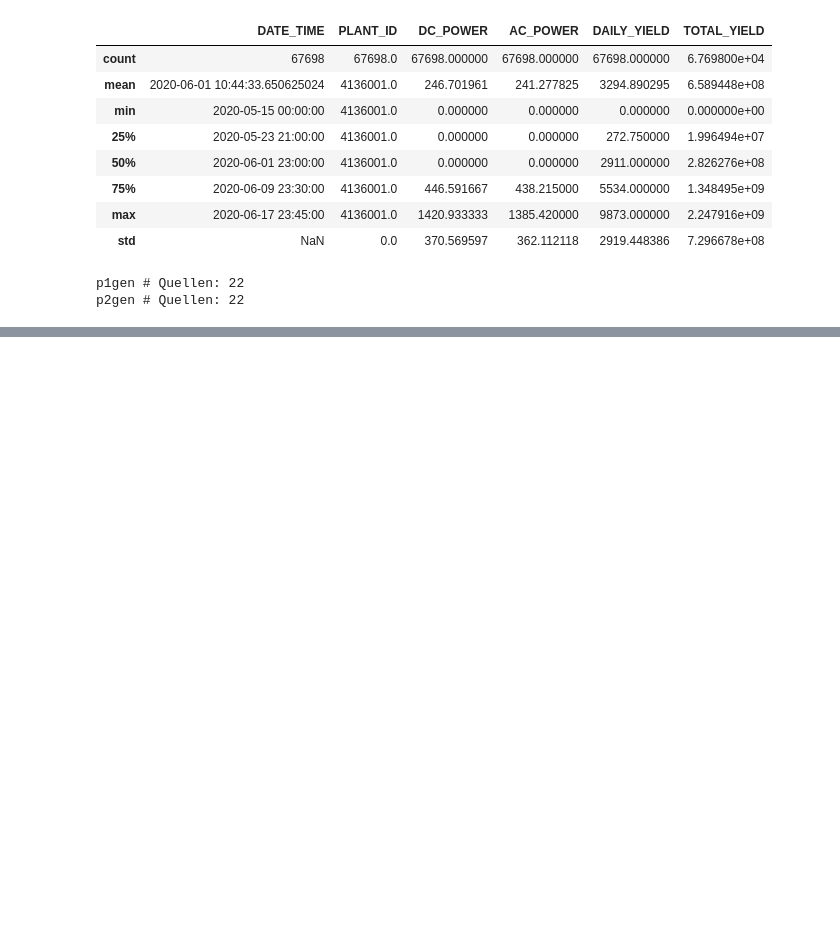
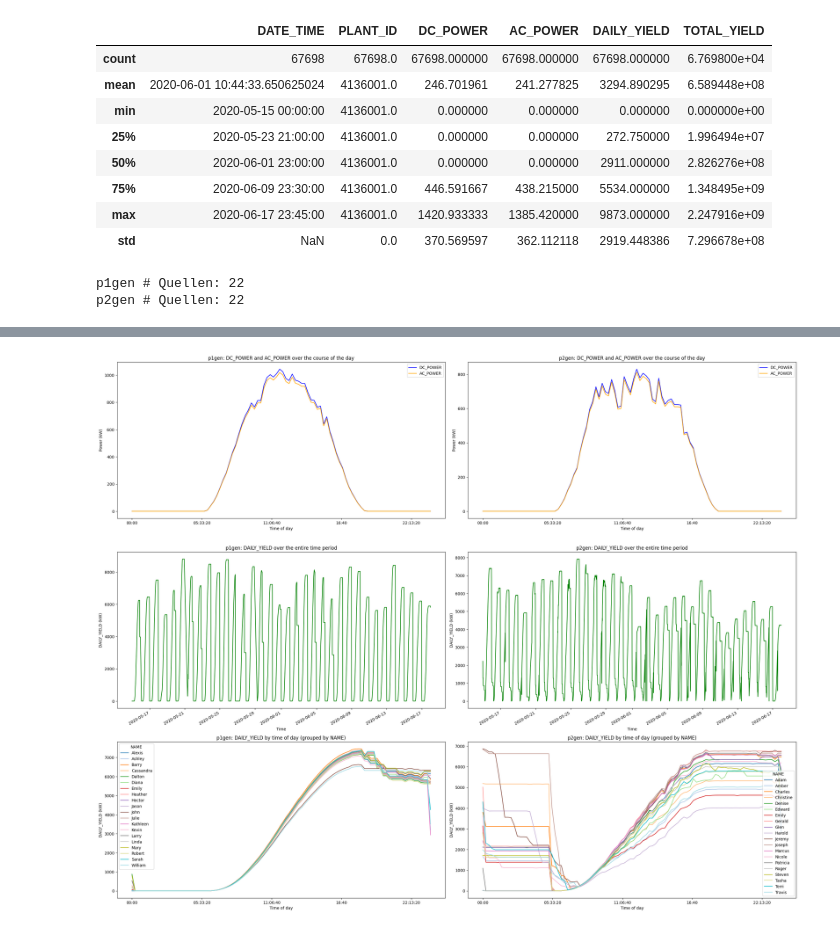
Before and after one commit to xbyjoex/PPP-Project, a Jupyter notebook: Preprocessing.ipynb, the cells around one changed output, grey strips where cells are left out. Cells and saved outputs as stored; diff of their text form; code cells hidden in the pictures; blank space fills up the shorter version.

```diff
--- a/Preprocessing.ipynb
+++ b/Preprocessing.ipynb
@@ -167,0 +136,12 @@ plt.show()
+# %%
+sources = pd.concat([p1gen["SOURCE_KEY"], p2gen["SOURCE_KEY"]]).unique()
+source_ids = range(1, len(sources) + 1)
+fake = Faker()
+generated_names = [fake.first_name() for _ in range(44)]
+key_to_id_mapping = dict(zip(sources, source_ids))
+key_to_name_mapping = dict(zip(sources, generated_names))
+p1gen["NAME"] = p1gen["SOURCE_KEY"].map(key_to_name_mapping)
+p2gen["NAME"] = p2gen["SOURCE_KEY"].map(key_to_name_mapping)
+p1gen["SOURCE_ID"] = p1gen["SOURCE_KEY"].map(key_to_id_mapping)
+p2gen["SOURCE_ID"] = p2gen["SOURCE_KEY"].map(key_to_id_mapping)
+key_to_name_mapping
@@ -167,0 +166,54 @@ plt.show()
+# %%
+# Convert DATE_TIME to datetime format
+p1gen['DATE_TIME'] = pd.to_datetime(p1gen['DATE_TIME'])
+p2gen['DATE_TIME'] = pd.to_datetime(p2gen['DATE_TIME'])
+
+# Extract time from DATE_TIME
+p1gen['time'] = p1gen['DATE_TIME'].dt.time
+p2gen['time'] = p2gen['DATE_TIME'].dt.time
+
+# 1. Average DC_POWER and AC_POWER over the course of the day
+daily_power_p1 = p1gen.groupby('time')[['DC_POWER', 'AC_POWER']].median()
+daily_power_p2 = p2gen.groupby('time')[['DC_POWER', 'AC_POWER']].median()
+
+# 2. DAILY_YIELD over the entire time period
+time_series_yield_p1 = p1gen.groupby('DATE_TIME')['DAILY_YIELD'].mean()
+time_series_yield_p2 = p2gen.groupby('DATE_TIME')['DAILY_YIELD'].mean()
+
+# 3. DAILY_YIELD by time of day, grouped by NAME
+yield_by_name_time_p1 = p1gen.groupby(['time', 'NAME'])['DAILY_YIELD'].mean().unstack()
+yield_by_name_time_p2 = p2gen.groupby(['time', 'NAME'])['DAILY_YIELD'].mean().unstack()
+
+# Visualization
+fig, ax = plt.subplots(3, 2, figsize=(25, 20), dpi=100)
+
+# 1. DC_POWER and AC_POWER over the course of the day
+daily_power_p1.plot(ax=ax[0, 0], title="p1gen: DC_POWER and AC_POWER over the course of the day", color=['blue', 'orange'])
+daily_power_p2.plot(ax=ax[0, 1], title="p2gen: DC_POWER and AC_POWER over the course of the day", color=['blue', 'orange'])
+ax[0, 0].set_xlabel("Time of day")
+ax[0, 0].set_ylabel("Power (kW)")
+ax[0, 1].set_xlabel("Time of day")
+ax[0, 1].set_ylabel("Power (kW)")
+
+# 2. DAILY_YIELD over the entire time period
+time_series_yield_p1.plot(ax=ax[1, 0], title="p1gen: DAILY_YIELD over the entire time period", color='green')
+time_series_yield_p2.plot(ax=ax[1, 1], title="p2gen: DAILY_YIELD over the entire time period", color='green')
+ax[1, 0].set_xlabel("Time")
+ax[1, 0].set_ylabel("DAILY_YIELD (kW)")
+ax[1, 1].set_xlabel("Time")
+ax[1, 1].set_ylabel("DAILY_YIELD (kW)")
+
+# 3. DAILY_YIELD by time of day, grouped by NAME
+yield_by_name_time_p1.plot(ax=ax[2, 0], title="p1gen: DAILY_YIELD by time of day (grouped by NAME)", colormap='tab20')
+yield_by_name_time_p2.plot(ax=ax[2, 1], title="p2gen: DAILY_YIELD by time of day (grouped by NAME)", colormap='tab20')
+ax[2, 0].set_xlabel("Time of day")
+ax[2, 0].set_ylabel("DAILY_YIELD (kW)")
+ax[2, 1].set_xlabel("Time of day")
+ax[2, 1].set_ylabel("DAILY_YIELD (kW)")
+
+# Adjust layout and display
+plt.tight_layout()
+plt.savefig("Overview_p1gen_and_p2gen.png")
+plt.show()
+# %% [output]
+[figure, added]
```
Also changed, not shown: parts of 17 cells of this notebook, 2 other files.
